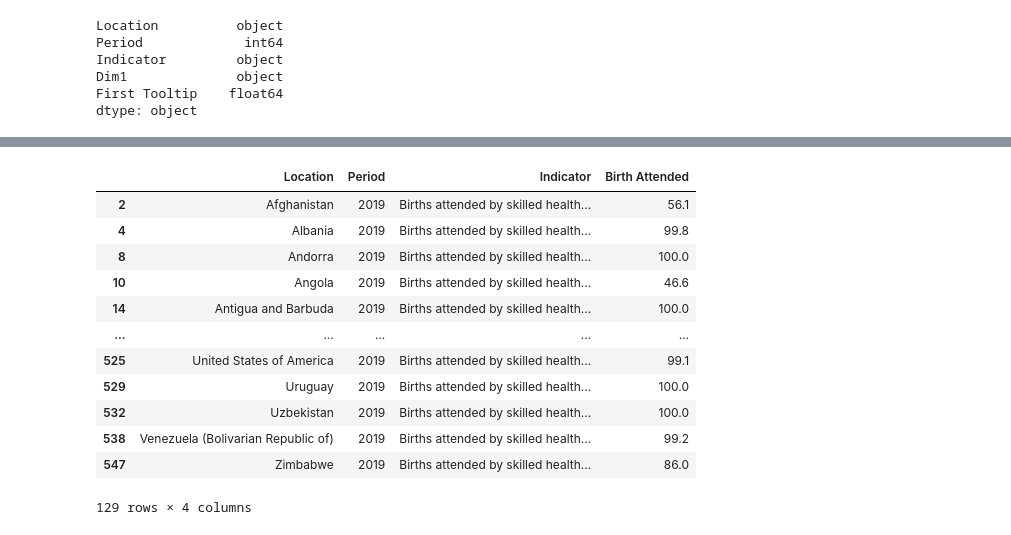
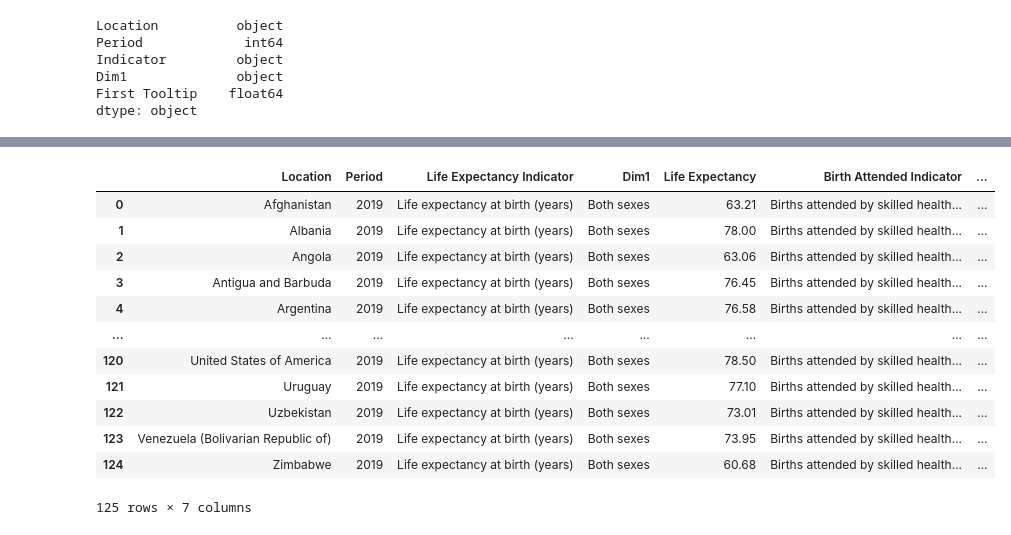
Before and after one commit to pkorat/World-Life-Expectancy-Analysis, a Jupyter notebook: main_project1_ash.ipynb, the cells around one changed output, grey strips where cells are left out. Drawn from its saved outputs; the diff is of its cells as text; code cells hidden in the pictures.

```diff
--- a/main_project1_ash.ipynb
+++ b/main_project1_ash.ipynb
@@ -40,33 +47,39 @@ life_expectancy_2019.head()
 # %%
 # Read the input file birthAttendedBySkilledPersonal.csv and convert the same into a Dataframe
 birth_skilledprof_df = pd.read_csv("Resources/Healthcare/birthAttendedBySkilledPersonal.csv")
 birth_skilledprof_df.head()
 
 # Perform Data cleansing to combine all the data into acceptable years 2010, 2015 and 2019 for better comparision
 birth_skillprof_year = birth_skilledprof_df.replace({'Period': {2018:2019,2017:2019, 2016:2019, 2014:2015, 2013:2015, 2012:2015, 2011:2015, 2009:2010, 2008:2010, 2007:2010, 2006:2010, 2005:2010, 2004:2010, 2003:2010, 2002:2010, 2001:2010}})
 birth_skillprof_year.head()
 
 # Further data cleaning to identify the average (mean) percentage of Birth Attended by Skilled professional
 birth_skill_prof_clean = birth_skillprof_year.groupby(['Location','Period','Indicator']).agg({'First Tooltip':['mean']})
 birth_skill_prof_clean.columns = birth_skill_prof_clean.columns.droplevel(0)
 birth_skill_prof_clean = birth_skill_prof_clean.reset_index()
 birth_skill_prof_clean.rename(columns={'mean':'Birth Attended'}, inplace=True)
 #birth_skill_prof_clean
 
 # Creating a new dataframe to only pull the data relevant to 2019 for Births attended by Skilled Personal
 birth_skill_prof_2019 = birth_skill_prof_clean[birth_skill_prof_clean['Period'] == 2019]
 birth_skill_prof_2019
+
+# Merging the life expectancy and birth attended by Skill Personal dataframes on Country location and year 2019
+combined_df = pd.merge(life_expectancy_2019, birth_skill_prof_2019, on = ['Location','Period'])
+updated_combined_df = combined_df.rename(columns={"Indicator_x": "Life Expectancy Indicator",
+                            "Indicator_y": "Birth Attended Indicator"})
+updated_combined_df
 # %% [output]
-|  | Location | Period | Indicator | Birth Attended |
-| 2 | Afghanistan | 2019 | Births attended by skilled health... | 56.1 |
-| 4 | Albania | 2019 | Births attended by skilled health... | 99.8 |
-| 8 | Andorra | 2019 | Births attended by skilled health... | 100.0 |
-| 10 | Angola | 2019 | Births attended by skilled health... | 46.6 |
-| 14 | Antigua and Barbuda | 2019 | Births attended by skilled health... | 100.0 |
-| ... | ... | ... | ... | ... |
-| 525 | United States of America | 2019 | Births attended by skilled health... | 99.1 |
-| 529 | Uruguay | 2019 | Births attended by skilled health... | 100.0 |
-| 532 | Uzbekistan | 2019 | Births attended by skilled health... | 100.0 |
-| 538 | Venezuela (Bolivarian Republic of) | 2019 | Births attended by skilled health... | 99.2 |
-| 547 | Zimbabwe | 2019 | Births attended by skilled health... | 86.0 |
+|  | Location | Period | Life Expectancy Indicator | Dim1 | Life Expectancy | Birth Attended Indicator | ... |
+| 0 | Afghanistan | 2019 | Life expectancy at birth (years) | Both sexes | 63.21 | Births attended by skilled health... | ... |
+| 1 | Albania | 2019 | Life expectancy at birth (years) | Both sexes | 78.00 | Births attended by skilled health... | ... |
+| 2 | Angola | 2019 | Life expectancy at birth (years) | Both sexes | 63.06 | Births attended by skilled health... | ... |
+| 3 | Antigua and Barbuda | 2019 | Life expectancy at birth (years) | Both sexes | 76.45 | Births attended by skilled health... | ... |
+| 4 | Argentina | 2019 | Life expectancy at birth (years) | Both sexes | 76.58 | Births attended by skilled health... | ... |
+| ... | ... | ... | ... | ... | ... | ... | ... |
+| 120 | United States of America | 2019 | Life expectancy at birth (years) | Both sexes | 78.50 | Births attended by skilled health... | ... |
+| 121 | Uruguay | 2019 | Life expectancy at birth (years) | Both sexes | 77.10 | Births attended by skilled health... | ... |
+| 122 | Uzbekistan | 2019 | Life expectancy at birth (years) | Both sexes | 73.01 | Births attended by skilled health... | ... |
+| 123 | Venezuela (Bolivarian Republic of) | 2019 | Life expectancy at birth (years) | Both sexes | 73.95 | Births attended by skilled health... | ... |
+| 124 | Zimbabwe | 2019 | Life expectancy at birth (years) | Both sexes | 60.68 | Births attended by skilled health... | ... |
-129 rows × 4 columns
+125 rows × 7 columns
```
Also changed, not shown: parts of 6 cells of this notebook.
